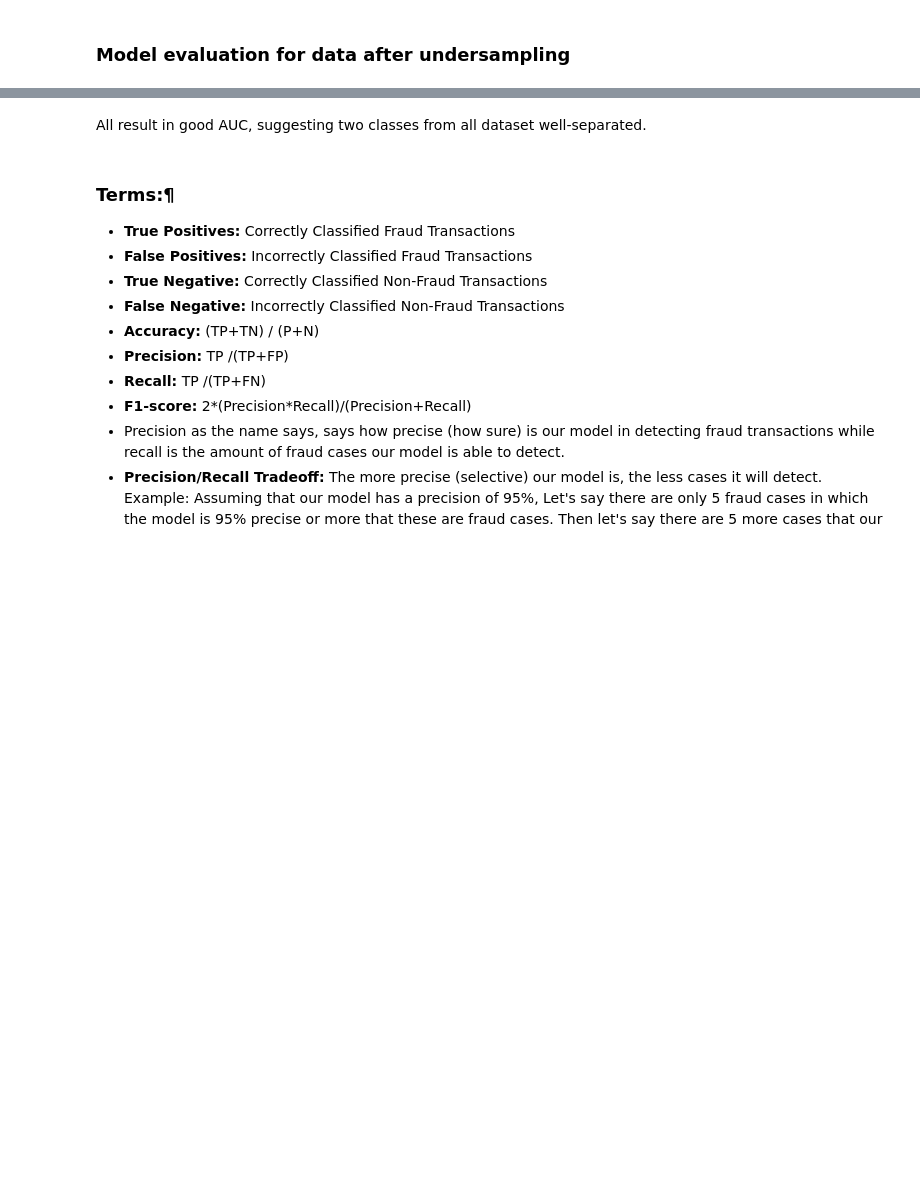
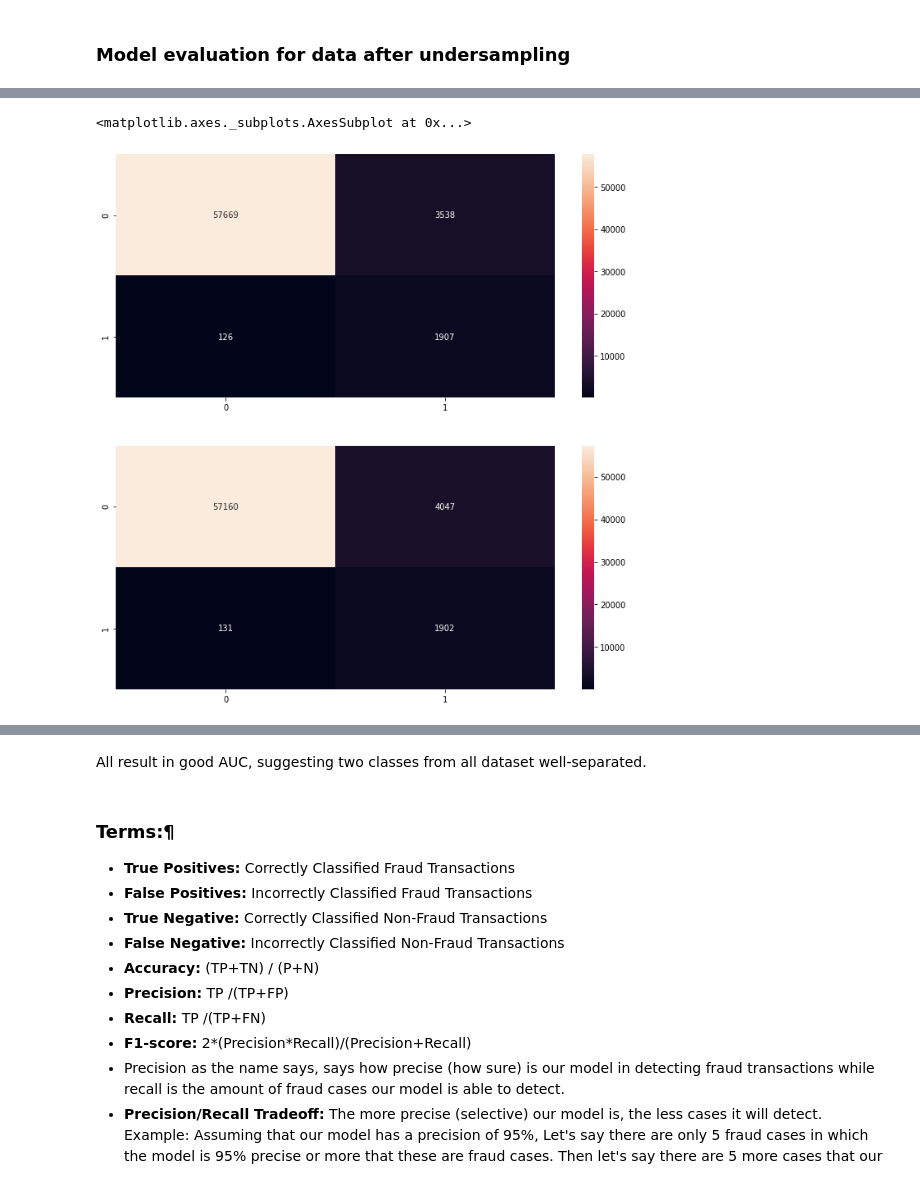
Before and after one commit to balloon0315/Projects, a Jupyter notebook: 08-[Machine Learning]-Conversion Rate Optimization/CRO-imbalance-Logistic Regression.ipynb, the cells around one changed output, grey strips where cells are left out. Drawn from its saved outputs; the diff is of its cells as text; code cells hidden in the pictures; blank space fills up the shorter version.

```diff
--- a/08-[Machine Learning]-Conversion Rate Optimization/CRO-imbalance-Logistic Regression.ipynb
+++ b/08-[Machine Learning]-Conversion Rate Optimization/CRO-imbalance-Logistic Regression.ipynb
@@ -591,0 +556,7 @@ plt.show()
+# %%
+#testing set
+y_pred_log_reg = lr.predict(test_x)
+print_results("Logistic Regression:", test_y, y_pred_log_reg)
+print('-'*20)
+y_pred_tree = tree.predict(test_x)
+print_results("DecisionTree:", test_y, y_pred_tree)
@@ -591,0 +575,7 @@ plt.show()
+# %%
+fig, ax = plt.subplots(nrows=2, ncols=1, figsize=(12, 12))
+sns.heatmap(confusion_matrix(test_y, y_pred_log_reg),annot=True,fmt='2.0f',ax=ax[0])
+sns.heatmap(confusion_matrix(test_y, y_pred_tree),annot=True,fmt='2.0f',ax=ax[1])
+# %% [output]
+<matplotlib.axes._subplots.AxesSubplot at 0x...>
+[figure, added]
```
Also changed, not shown: parts of 28 cells of this notebook.
